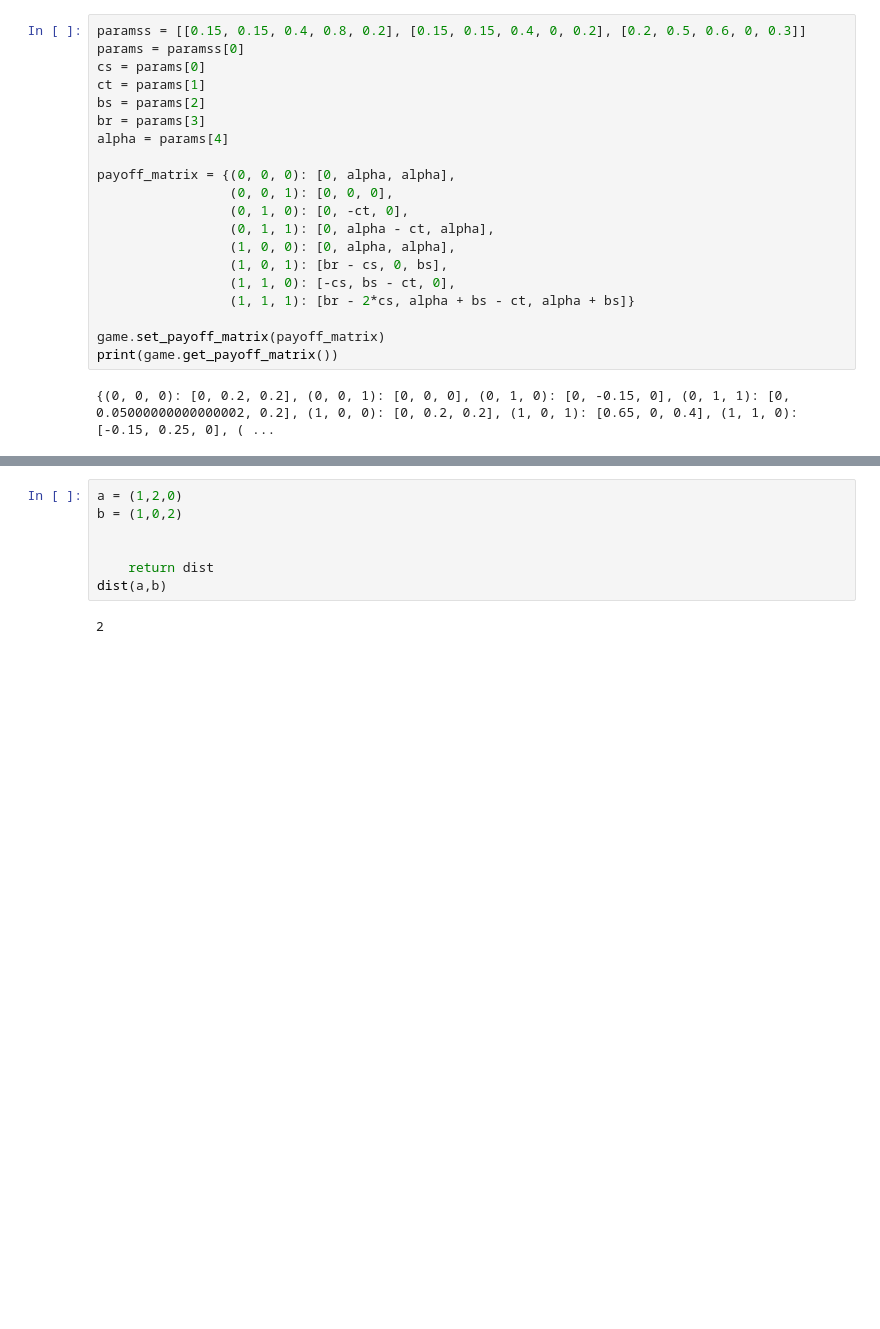
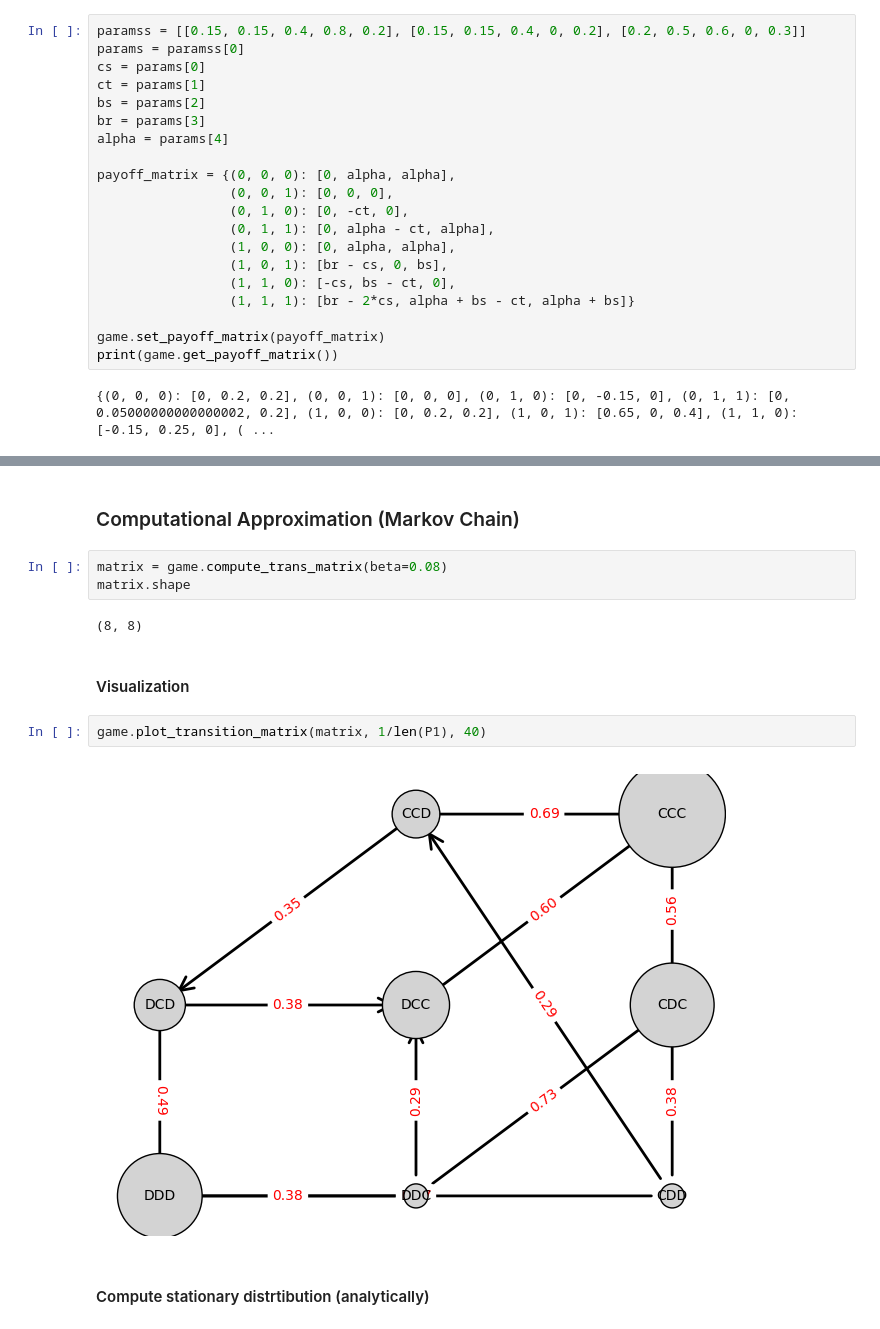
Before and after one commit to dalnakeb/Recommendation_Systems_Evolutionary_Dynamics, a Jupyter notebook: notebooks/rec_sys_evol_dyn.ipynb, the cells around one changed output, grey strips where cells are left out. Drawn from its saved outputs; the diff is of its cells as text; blank space fills up the shorter version.

```diff
--- a/notebooks/rec_sys_evol_dyn.ipynb
+++ b/notebooks/rec_sys_evol_dyn.ipynb
@@ -124,9 +74,15 @@ game.visualize_stationary_dist(Ps_hist=Ps_hist[2], title="Civil Cooperation Stat
-# %%
-a = (1,2,0)
-b = (1,0,2)
-
-
-    return dist
-dist(a,b)
-# %% [output]
-2
+# %% [markdown]
+### Computational Approximation (Markov Chain)
+# %%
+matrix = game.compute_trans_matrix(beta=0.08)
+matrix.shape
+# %% [output]
+(8, 8)
+# %% [markdown]
+#### Visualization
+# %%
+game.plot_transition_matrix(matrix, 1/len(P1), 40)
+# %% [output]
+[figure, added]
+# %% [markdown]
+#### Compute stationary distrtibution (analytically)
```
Also changed, not shown: parts of 15 cells of this notebook, 1 other file.
